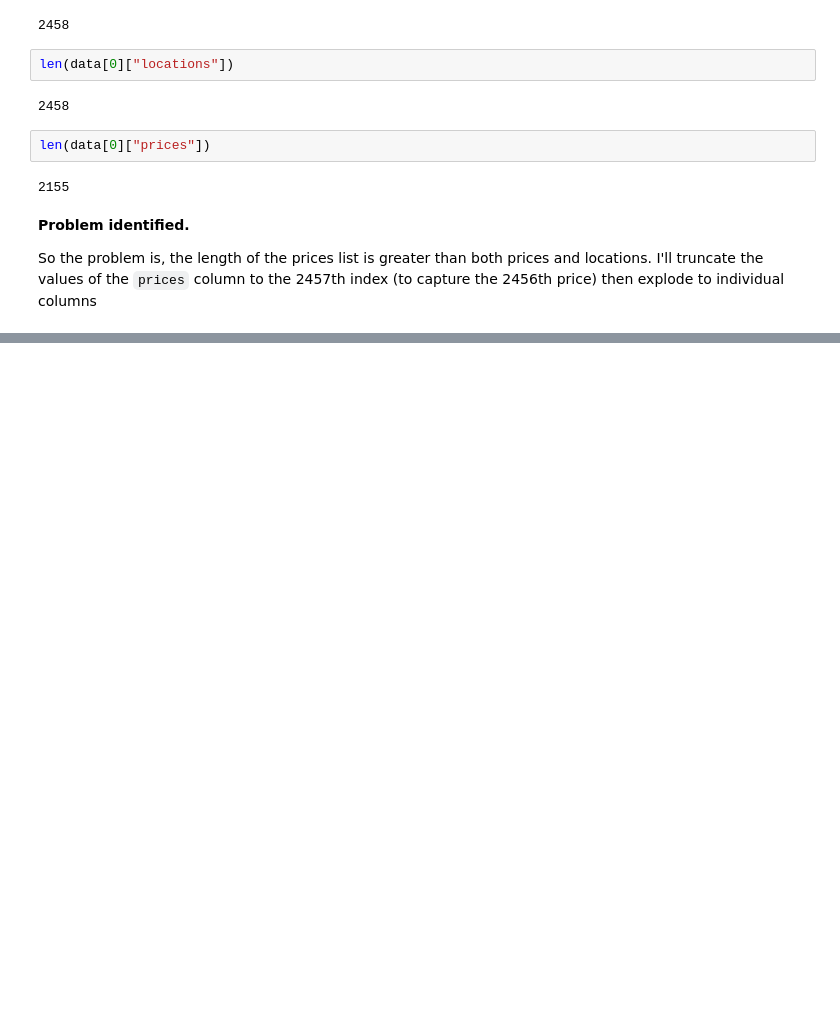
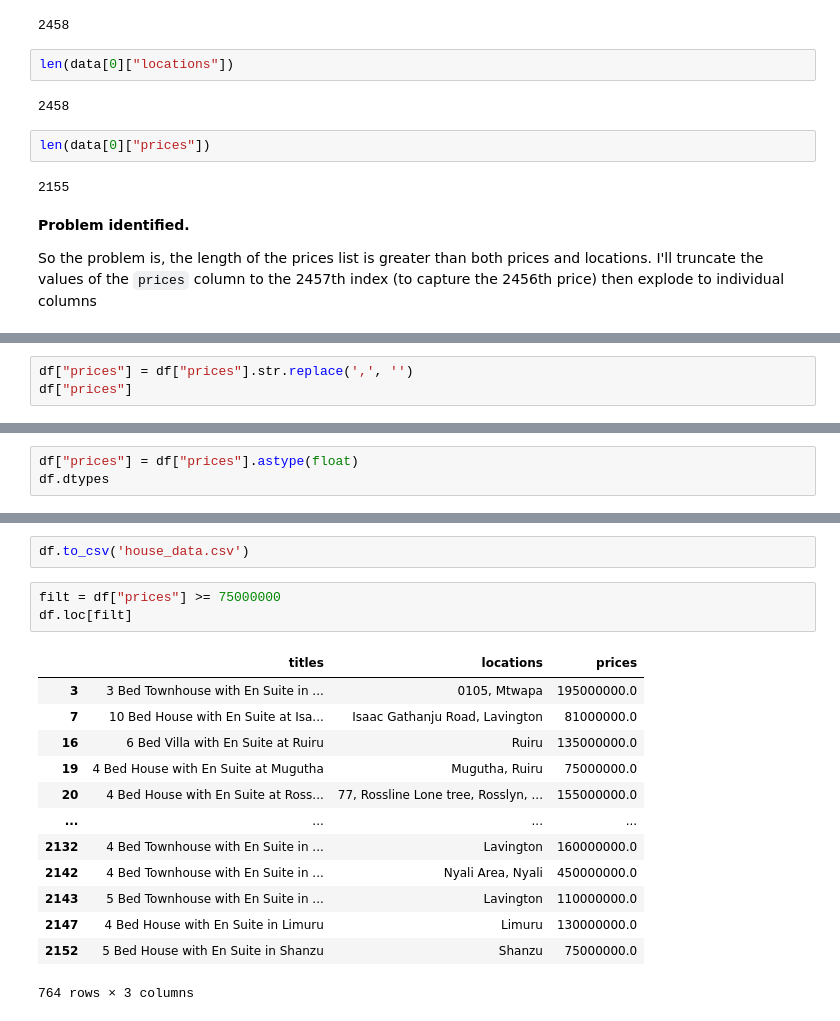
Before and after one commit to dkkinyua/house-data-scraping, a Jupyter notebook: clean_data.ipynb, the cells around one changed output, grey strips where cells are left out. Saved outputs shown, nothing was run; the diff lists cells and outputs as text; blank space fills up the shorter version.

```diff
--- a/clean_data.ipynb
+++ b/clean_data.ipynb
@@ -68,0 +94,3 @@ ValueError: columns must have matching element counts
+# %%
+df["prices"] = df["prices"].str.replace(',', '')
+df["prices"]
@@ -68,0 +110,3 @@ ValueError: columns must have matching element counts
+# %%
+df["prices"] = df["prices"].astype(float)
+df.dtypes
@@ -68,0 +132,19 @@ ValueError: columns must have matching element counts
+# %%
+df.to_csv('house_data.csv')
+# %%
+filt = df["prices"] >= 75000000
+df.loc[filt]
+# %% [output]
+|  | titles | locations | prices |
+| 3 | 3 Bed Townhouse with En Suite in ... | 0105, Mtwapa | 195000000.0 |
+| 7 | 10 Bed House with En Suite at Isa... | Isaac Gathanju Road, Lavington | 81000000.0 |
+| 16 | 6 Bed Villa with En Suite at Ruiru | Ruiru | 135000000.0 |
+| 19 | 4 Bed House with En Suite at Mugutha | Mugutha, Ruiru | 75000000.0 |
+| 20 | 4 Bed House with En Suite at Ross... | 77, Rossline Lone tree, Rosslyn, ... | 155000000.0 |
+| ... | ... | ... | ... |
+| 2132 | 4 Bed Townhouse with En Suite in ... | Lavington | 160000000.0 |
+| 2142 | 4 Bed Townhouse with En Suite in ... | Nyali Area, Nyali | 450000000.0 |
+| 2143 | 5 Bed Townhouse with En Suite in ... | Lavington | 110000000.0 |
+| 2147 | 4 Bed House with En Suite in Limuru | Limuru | 130000000.0 |
+| 2152 | 5 Bed House with En Suite in Shanzu | Shanzu | 75000000.0 |
+764 rows × 3 columns
```
Also changed, not shown: parts of 23 cells of this notebook.
